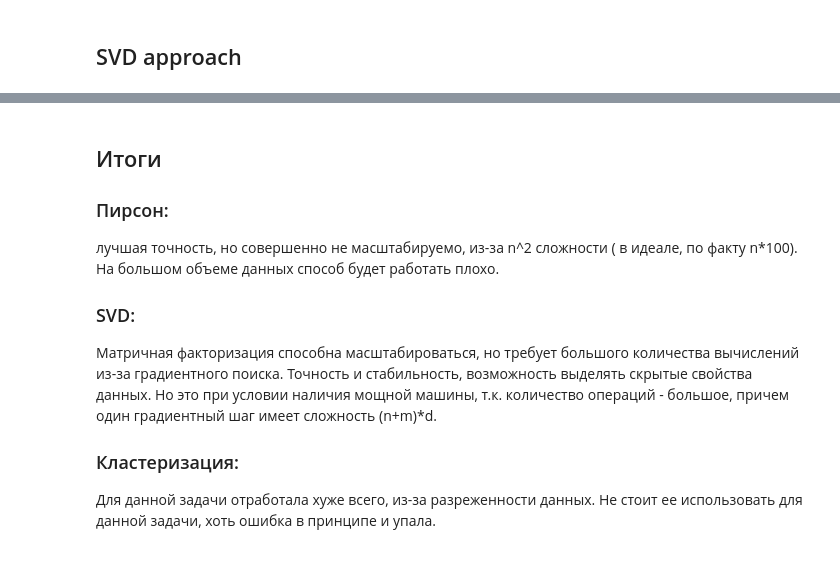
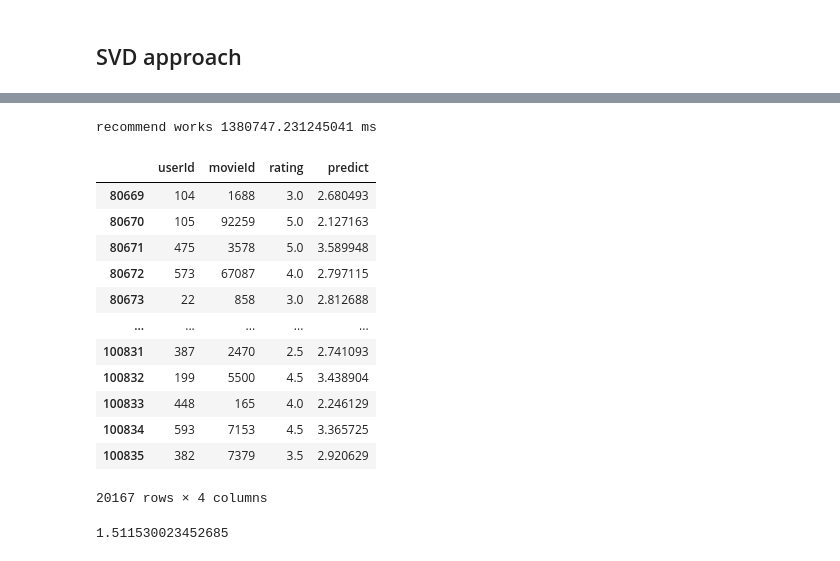
Before and after one commit to dep-810b-studs/books-recommendation-system, a Jupyter notebook: task_01.ipynb, the cells around one changed output, grey strips where cells are left out. Saved outputs shown, nothing was run; the diff lists cells and outputs as text; code cells hidden in the pictures.

```diff
--- a/task_01.ipynb
+++ b/task_01.ipynb
@@ -240,11 +202,27 @@ test_set
-# %% [markdown]
-## Итоги
-
-### Пирсон:
-лучшая точность, но совершенно не масштабируемо, из-за n^2 сложности ( в идеале, по факту n*100). На большом объеме данных способ будет работать плохо.
-
-### SVD:
-Матричная факторизация способна масштабироваться, но требует большого количества вычислений из-за градиентного поиска. Точность и стабильность, возможность выделять скрытые свойства данных. Но это при условии наличия мощной машины, т.к. количество операций - большое, причем один градиентный шаг имеет сложность (n+m)*d.
-
-### Кластеризация:
-Для данной задачи отработала хуже всего, из-за разреженности данных. Не стоит ее использовать для данной задачи, хоть ошибка в принципе и упала.
+# %%
+svd_model = SVDpp(n_factors=2, n_epochs=30, lr_all = 0.01, reg_all=0.1 )
+svd_recommender = Recommender(svd_model, train.copy(), test.copy())
+svd_recommender.recommend()
+# %% [output]
+recommend works 1380747.231245041 ms
+# %%
+svd_recommender.test_set
+# %% [output]
+|  | userId | movieId | rating | predict |
+| 80669 | 104 | 1688 | 3.0 | 2.680493 |
+| 80670 | 105 | 92259 | 5.0 | 2.127163 |
+| 80671 | 475 | 3578 | 5.0 | 3.589948 |
+| 80672 | 573 | 67087 | 4.0 | 2.797115 |
+| 80673 | 22 | 858 | 3.0 | 2.812688 |
+| ... | ... | ... | ... | ... |
+| 100831 | 387 | 2470 | 2.5 | 2.741093 |
+| 100832 | 199 | 5500 | 4.5 | 3.438904 |
+| 100833 | 448 | 165 | 4.0 | 2.246129 |
+| 100834 | 593 | 7153 | 4.5 | 3.365725 |
+| 100835 | 382 | 7379 | 3.5 | 2.920629 |
+20167 rows × 4 columns
+# %%
+rmse_result = svd_recommender.rmse()
+rmse_result
+# %% [output]
+1.511530023452685
```
Also changed, not shown: parts of 41 cells of this notebook.
